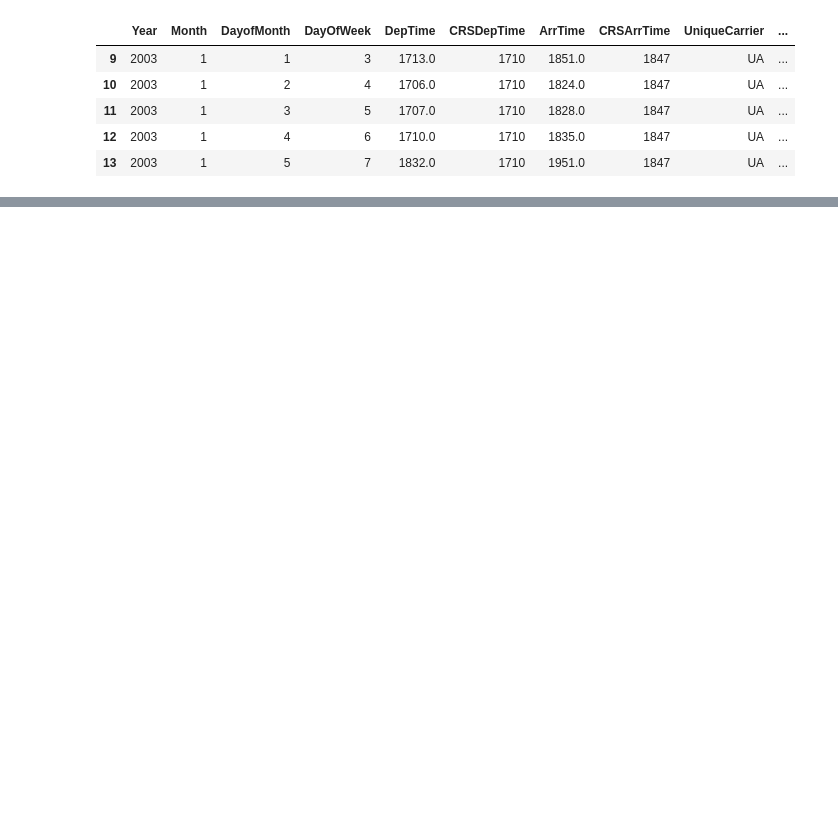
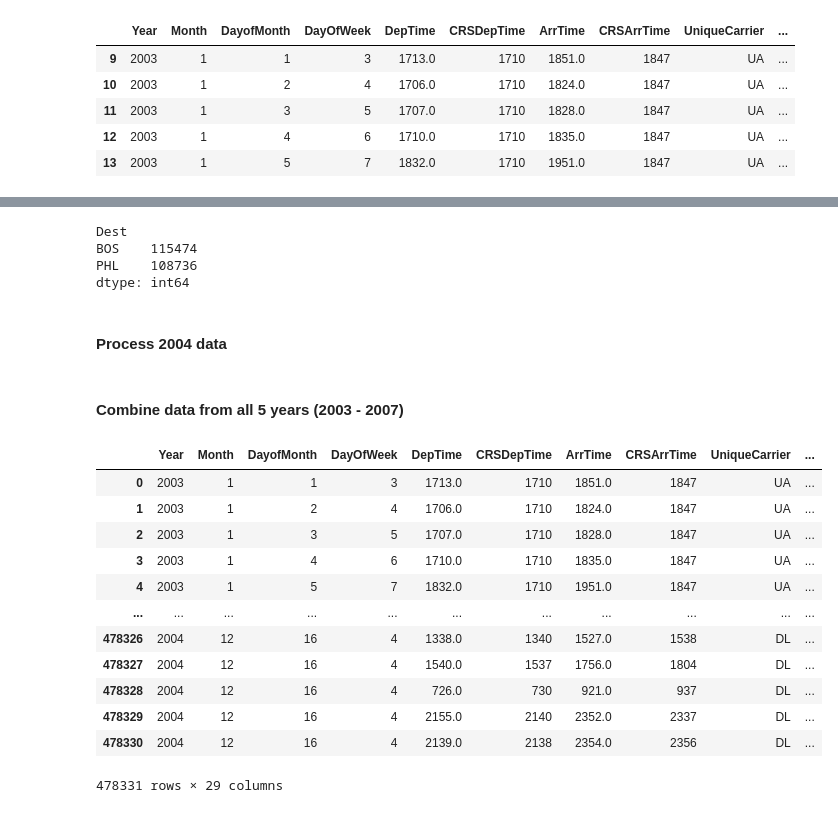
Before and after one commit to katdask/Data_Science_Projects, a Jupyter notebook: Visual_Data_Prep.ipynb, the cells around one changed output, grey strips where cells are left out. Cells and saved outputs as stored; diff of their text form; code cells hidden in the pictures; blank space fills up the shorter version.

```diff
--- a/Visual_Data_Prep.ipynb
+++ b/Visual_Data_Prep.ipynb
@@ -59,6 +77,8 @@ df_2003_select.head()
 | 12 | 2003 | 1 | 4 | 6 | 1710.0 | 1710 | 1835.0 | 1847 | UA | ... |
 | 13 | 2003 | 1 | 5 | 7 | 1832.0 | 1710 | 1951.0 | 1847 | UA | ... |
 # %%
-depart_2003 = df_2003.loc[(df_2003['Origin'] == 'PHL') | (df_2003['Origin'] == 'BOS')]
+# Create a dataframe containing only Departures ('Origin') from Boston & Philadelphia for 2003
+depart = df_2003.loc[(df_2003['Origin'] == 'PHL') | (df_2003['Origin'] == 'BOS')]
 
-arrival_2003 = df_2003.loc[(df_2003['Dest'] == 'PHL') | (df_2003['Dest'] == 'BOS')]
+# Create a dataframe containing only Arrivals ('Dest') to Boston & Philadelphia for 2003
+arrival = df_2003.loc[(df_2003['Dest'] == 'PHL') | (df_2003['Dest'] == 'BOS')]
@@ -79 +93,11 @@ dtype: int64
+# %%
+# Number of arrivals (count of rows) per Airport (2003)
+arrival.groupby('Dest').size()
+# %% [output]
+Dest
+BOS    115474
+PHL    108736
+dtype: int64
+# %% [markdown]
+#### Process 2004 data
 # %%
@@ -80,3 +106,31 @@ dtype: int64
 df_2004_select = df_2004.loc[(df_2004['Origin'] == 'PHL') | (df_2004['Origin'] == 'BOS') | (df_2004['Dest'] == 'PHL') | (df_2004['Dest'] == 'BOS')]
+# %%
+# Create a "depart_2004" dataframe containing only Departures ('Origin') from Boston & Philadelphia for 2004
+depart_2004 = df_2004.loc[(df_2004['Origin'] == 'PHL') | (df_2004['Origin'] == 'BOS')]
+
+# Create am "arrival_2004" dataframe containing only Arrivals ('Dest') to Boston & Philadelphia for 2004
+arrival_2004 = df_2004.loc[(df_2004['Dest'] == 'PHL') | (df_2004['Dest'] == 'BOS')]
+# %% [markdown]
+#### Combine data from all 5 years (2003 - 2007)
+# %%
+# Append "depart" and "arrival" dataframes with 2004
+
+depart.append(depart_2004, ignore_index = True)
+
+arrival.append(arrival_2004, ignore_index = True)
+# %% [output]
+|  | Year | Month | DayofMonth | DayOfWeek | DepTime | CRSDepTime | ArrTime | CRSArrTime | UniqueCarrier | ... |
+| 0 | 2003 | 1 | 1 | 3 | 1713.0 | 1710 | 1851.0 | 1847 | UA | ... |
+| 1 | 2003 | 1 | 2 | 4 | 1706.0 | 1710 | 1824.0 | 1847 | UA | ... |
+| 2 | 2003 | 1 | 3 | 5 | 1707.0 | 1710 | 1828.0 | 1847 | UA | ... |
+| 3 | 2003 | 1 | 4 | 6 | 1710.0 | 1710 | 1835.0 | 1847 | UA | ... |
+| 4 | 2003 | 1 | 5 | 7 | 1832.0 | 1710 | 1951.0 | 1847 | UA | ... |
+| ... | ... | ... | ... | ... | ... | ... | ... | ... | ... | ... |
+| 478326 | 2004 | 12 | 16 | 4 | 1338.0 | 1340 | 1527.0 | 1538 | DL | ... |
+| 478327 | 2004 | 12 | 16 | 4 | 1540.0 | 1537 | 1756.0 | 1804 | DL | ... |
+| 478328 | 2004 | 12 | 16 | 4 | 726.0 | 730 | 921.0 | 937 | DL | ... |
+| 478329 | 2004 | 12 | 16 | 4 | 2155.0 | 2140 | 2352.0 | 2337 | DL | ... |
+| 478330 | 2004 | 12 | 16 | 4 | 2139.0 | 2138 | 2354.0 | 2356 | DL | ... |
+478331 rows × 29 columns
 # %%
 df1.append(df2, ignore_index = True)
```
Also changed, not shown: parts of 10 cells of this notebook.
